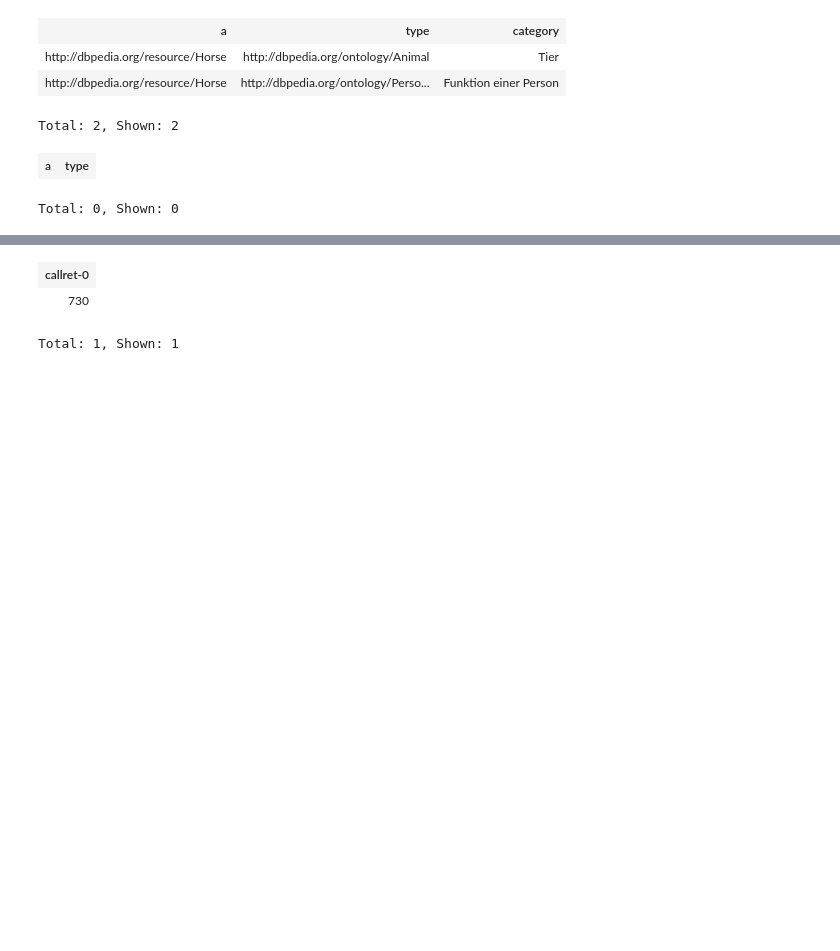
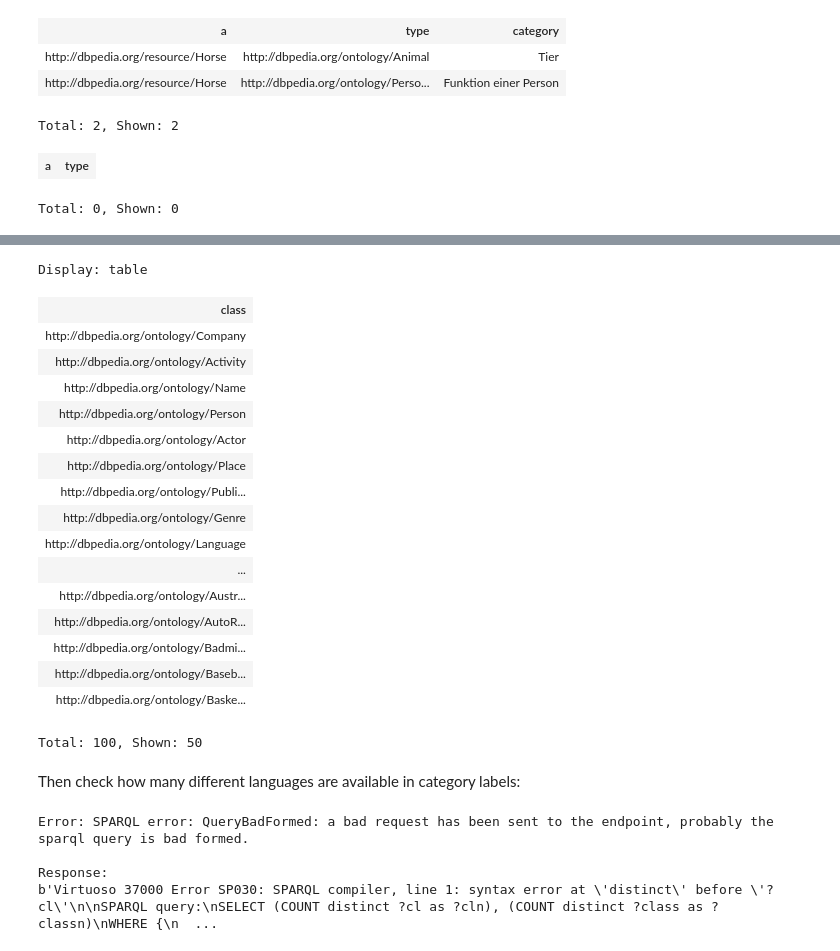
Before and after one commit to serasset/dbnary, a Jupyter notebook: tutorials/jupyter-python/notebooks/LDL2022-Chiarcos-Explorations.ipynb, the cells around one changed output, grey strips where cells are left out. Cells and saved outputs as stored; diff of their text form; code cells hidden in the pictures; blank space fills up the shorter version.

Commit message:
More python SPARQL notebooks

```diff
--- a/tutorials/jupyter-python/notebooks/LDL2022-Chiarcos-Explorations.ipynb
+++ b/tutorials/jupyter-python/notebooks/LDL2022-Chiarcos-Explorations.ipynb
@@ -78,12 +93,42 @@ Total: 1, Shown: 1
+# %%
+%display table
+SELECT distinct *
+WHERE {
+    ?class a owl:Class.
+    FILTER(!strstarts(str(?class),
+              'http://www.w3.org'))
+} LIMIT 100
+# %% [output]
+Display: table
+| class |
+| http://dbpedia.org/ontology/Company |
+| http://dbpedia.org/ontology/Activity |
+| http://dbpedia.org/ontology/Name |
+| http://dbpedia.org/ontology/Person |
+| http://dbpedia.org/ontology/Actor |
+| http://dbpedia.org/ontology/Place |
+| http://dbpedia.org/ontology/Publi... |
+| http://dbpedia.org/ontology/Genre |
+| http://dbpedia.org/ontology/Language |
+| ... |
+| http://dbpedia.org/ontology/Austr... |
+| http://dbpedia.org/ontology/AutoR... |
+| http://dbpedia.org/ontology/Badmi... |
+| http://dbpedia.org/ontology/Baseb... |
+| http://dbpedia.org/ontology/Baske... |
+Total: 100, Shown: 50
+# %% [markdown]
+Then check how many different languages are available in category labels:
 # %%
-SELECT COUNT distinct ?cl
+SELECT (COUNT distinct ?cl as ?cln), (COUNT distinct ?class as ?classn)
 WHERE {
     ?class rdfs:label ?cl;
         a owl:Class.
     FILTER(lang(?cl)="de")
 }
 # %% [output]
-| callret-0 |
-| 730 |
-Total: 1, Shown: 1
+Error: SPARQL error: QueryBadFormed: a bad request has been sent to the endpoint, probably the sparql query is bad formed.
+
+Response:
+b'Virtuoso 37000 Error SP030: SPARQL compiler, line 1: syntax error at \'distinct\' before \'?cl\'\n\nSPARQL query:\nSELECT (COUNT distinct ?cl as ?cln), (COUNT distinct ?class as ?classn)\nWHERE {\n  ...
 # %%
```
Also changed, not shown: parts of 5 cells of this notebook, 3 other files.
